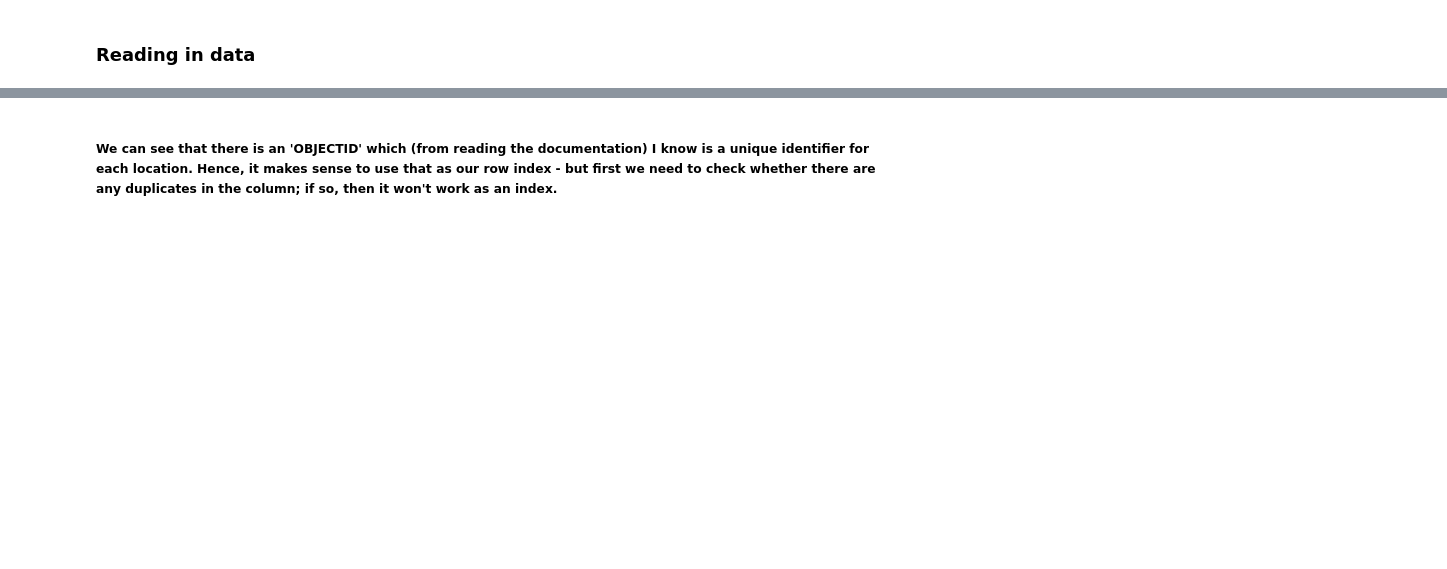
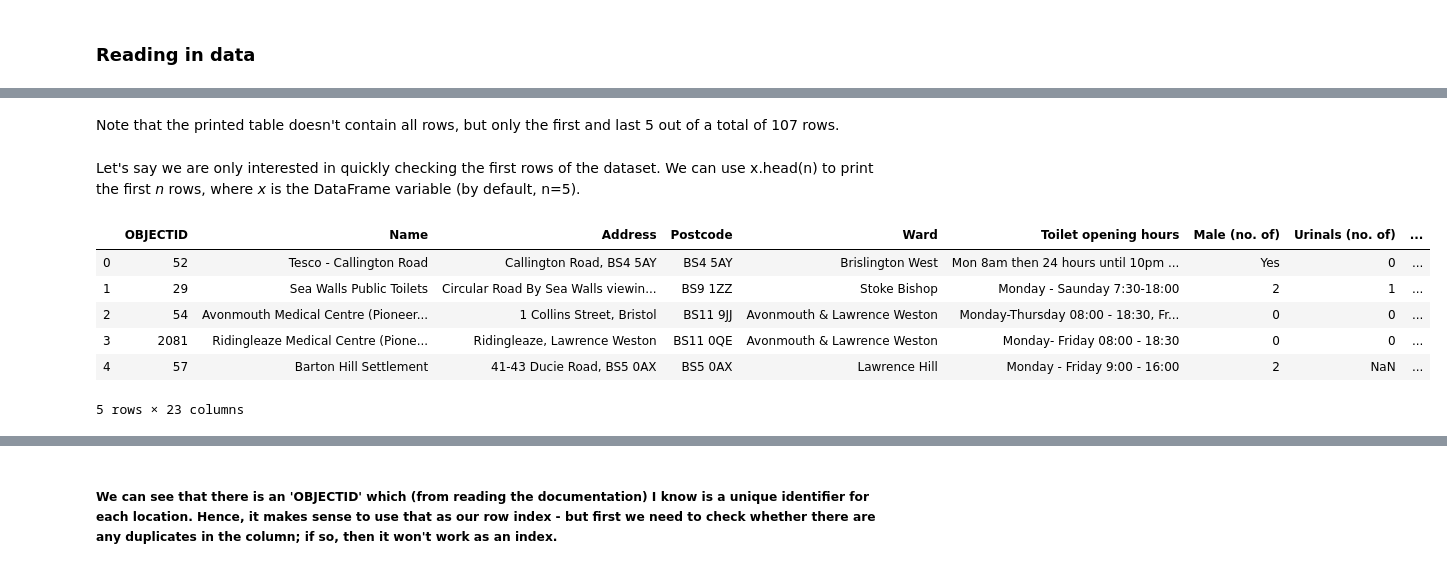
Before and after one commit to CodeHubOrg/python_workshops, a Jupyter notebook: week_5/tutorial_week5.ipynb, the cells around one changed output, grey strips where cells are left out. Drawn from its saved outputs; the diff is of its cells as text; code cells hidden in the pictures; blank space fills up the shorter version.

```diff
--- a/week_5/tutorial_week5.ipynb
+++ b/week_5/tutorial_week5.ipynb
@@ -61,0 +113,14 @@ toilet_df.head() # print 1st 5 rows by default.  Can use .head(n) to print 1st n
+# %% [markdown]
+Note that the printed table doesn't contain all rows, but only the first and last 5 out of a total of 107 rows.
+# %% [markdown]
+Let's say we are only interested in quickly checking the first rows of the dataset. We can use x.head(n) to print the first *n* rows, where *x* is the DataFrame variable (by default, n=5).
+# %%
+toilet_data.head()
+# %% [output]
+|  | OBJECTID | Name | Address | Postcode | Ward | Toilet opening hours | Male (no. of) | Urinals (no. of) | ... |
+| 0 | 52 | Tesco - Callington Road | Callington Road, BS4 5AY | BS4 5AY | Brislington West | Mon 8am then 24 hours until 10pm ... | Yes | 0 | ... |
+| 1 | 29 | Sea Walls Public Toilets | Circular Road By Sea Walls viewin... | BS9 1ZZ | Stoke Bishop | Monday - Saunday 7:30-18:00 | 2 | 1 | ... |
+| 2 | 54 | Avonmouth Medical Centre (Pioneer... | 1 Collins Street, Bristol | BS11 9JJ | Avonmouth & Lawrence Weston | Monday-Thursday 08:00 - 18:30, Fr... | 0 | 0 | ... |
+| 3 | 2081 | Ridingleaze Medical Centre (Pione... | Ridingleaze, Lawrence Weston | BS11 0QE | Avonmouth & Lawrence Weston | Monday- Friday 08:00 - 18:30 | 0 | 0 | ... |
+| 4 | 57 | Barton Hill Settlement | 41-43 Ducie Road, BS5 0AX | BS5 0AX | Lawrence Hill | Monday - Friday 9:00 - 16:00 | 2 | NaN | ... |
+5 rows × 23 columns
```
Also changed, not shown: parts of 23 cells of this notebook.
